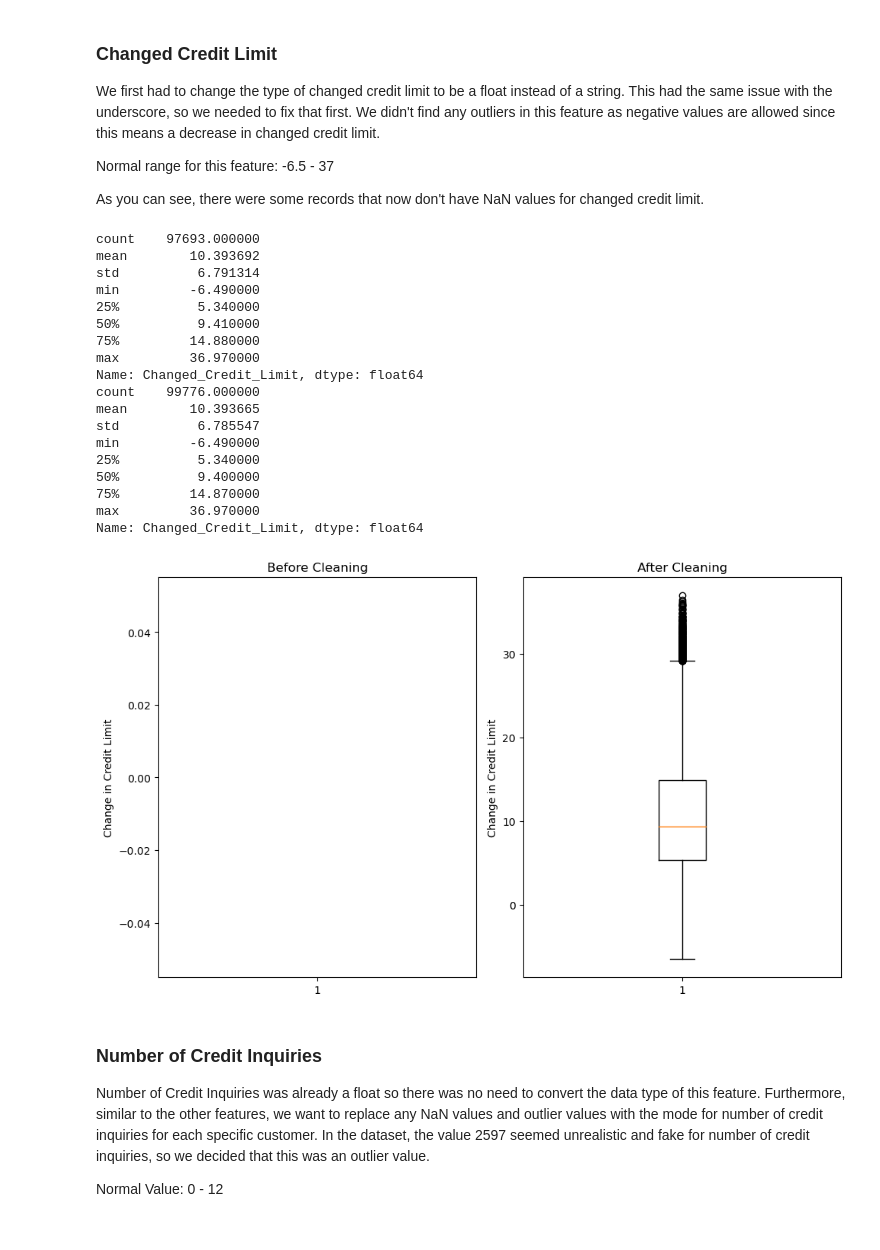
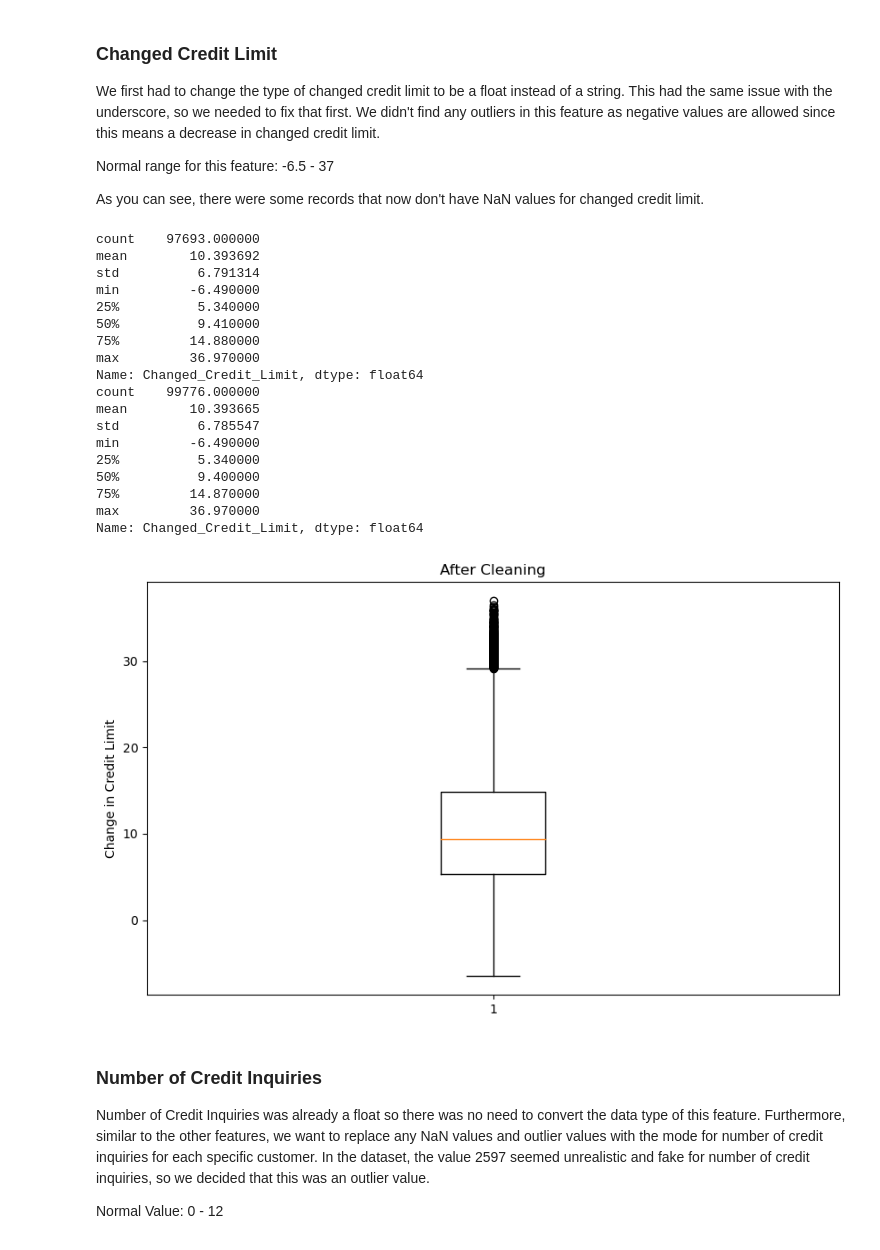
Before and after one commit to AyujVerma/Credit-Score-Classifier, a Jupyter notebook: credit_score.ipynb, the cells around one changed output. Cells and saved outputs as stored; diff of their text form; code cells hidden in the pictures.

```diff
--- a/credit_score.ipynb
+++ b/credit_score.ipynb
@@ -624,46 +621,41 @@ data['Changed_Credit_Limit'] = data['Changed_Credit_Limit'].str.replace('_', '')
 data['Changed_Credit_Limit'] = data['Changed_Credit_Limit'].replace("", np.nan)
 data['Changed_Credit_Limit'] = data['Changed_Credit_Limit'].astype(float)
 print(data['Changed_Credit_Limit'].describe())
-plt.figure(figsize=(10, 6))
-plt.subplot(1, 2, 1)
-plt.boxplot(data['Changed_Credit_Limit'])
-plt.ylabel('Change in Credit Limit')
-plt.title('Before Cleaning')
+
 
 grouped_data = data.groupby('Customer_ID')
 data['Changed_Credit_Limit'] = grouped_data['Changed_Credit_Limit'].transform(lambda g: replace_or_drop(g, -6.5, 37))
 
 data.dropna(subset=['Changed_Credit_Limit'], inplace = True)
 data.reset_index(drop = True, inplace = True)
 
 print(data['Changed_Credit_Limit'].describe())
-plt.subplot(1, 2, 2)
+plt.figure(figsize=(10, 6))
 plt.boxplot(data['Changed_Credit_Limit'])
 plt.title('After Cleaning')
 plt.ylabel('Change in Credit Limit')
 
-plt.tight_layout()
 plt.show()
 # %% [output]
 count    97693.000000
 mean        10.393692
 std          6.791314
 min         -6.490000
 25%          5.340000
 50%          9.410000
 75%         14.880000
 max         36.970000
 Name: Changed_Credit_Limit, dtype: float64
 count    99776.000000
 mean        10.393665
 std          6.785547
 min         -6.490000
 25%          5.340000
 50%          9.400000
 75%         14.870000
 max         36.970000
 Name: Changed_Credit_Limit, dtype: float64
-[figure, old version]
+[figure, new version]
 # %% [markdown]
 ### Number of Credit Inquiries
 
```
Also changed, not shown: parts of 39 cells of this notebook, 1 other file.
